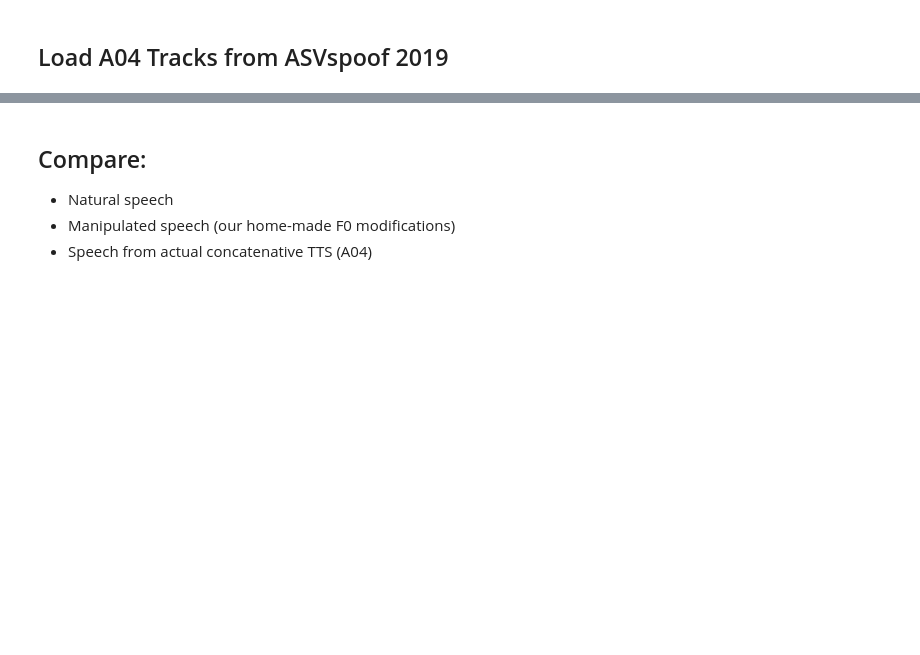
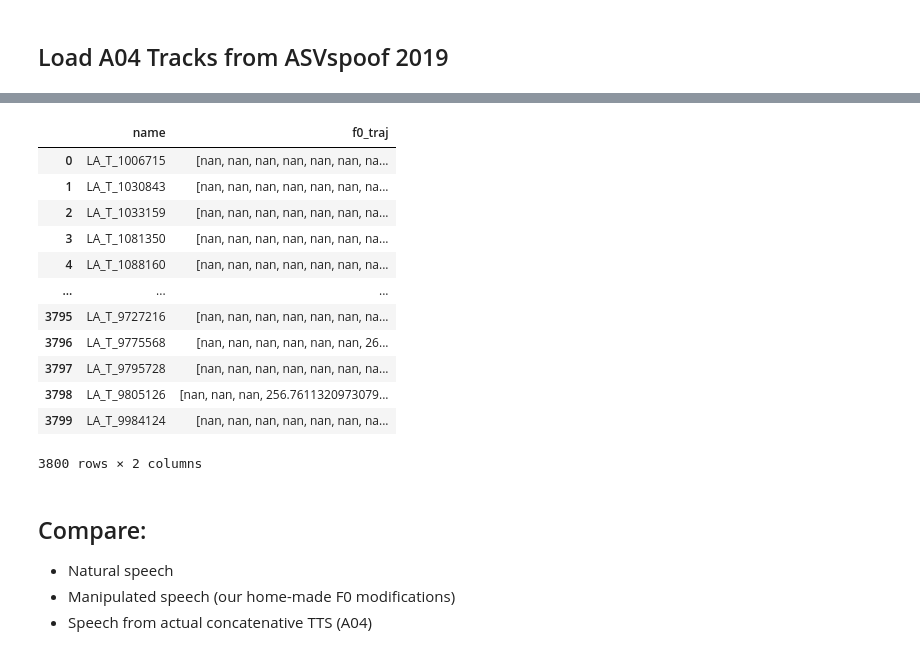
Before and after one commit to nii-yamagishilab/MoE-AntiDeepfake, a Jupyter notebook: notebooks/MANIPULATIONS.ipynb, the cells around one changed output, grey strips where cells are left out. Cells and saved outputs as stored; diff of their text form; code cells hidden in the pictures; blank space fills up the shorter version.

```diff
--- a/notebooks/MANIPULATIONS.ipynb
+++ b/notebooks/MANIPULATIONS.ipynb
@@ -331,3 +376,20 @@ df_fake
+# %%
+df_fake = pd.read_pickle("pickles/F0_Inconsistency_DF_F.pkl")
+df_fake
+# %% [output]
+|  | name | f0_traj |
+| 0 | LA_T_1006715 | [nan, nan, nan, nan, nan, nan, na... |
+| 1 | LA_T_1030843 | [nan, nan, nan, nan, nan, nan, na... |
+| 2 | LA_T_1033159 | [nan, nan, nan, nan, nan, nan, na... |
+| 3 | LA_T_1081350 | [nan, nan, nan, nan, nan, nan, na... |
+| 4 | LA_T_1088160 | [nan, nan, nan, nan, nan, nan, na... |
+| ... | ... | ... |
+| 3795 | LA_T_9727216 | [nan, nan, nan, nan, nan, nan, na... |
+| 3796 | LA_T_9775568 | [nan, nan, nan, nan, nan, nan, 26... |
+| 3797 | LA_T_9795728 | [nan, nan, nan, nan, nan, nan, na... |
+| 3798 | LA_T_9805126 | [nan, nan, nan, 256.7611320973079... |
+| 3799 | LA_T_9984124 | [nan, nan, nan, nan, nan, nan, na... |
+3800 rows × 2 columns
 # %% [markdown]
 ## Compare:
 - Natural speech
```
Also changed, not shown: parts of 14 cells of this notebook, 6 other files.
